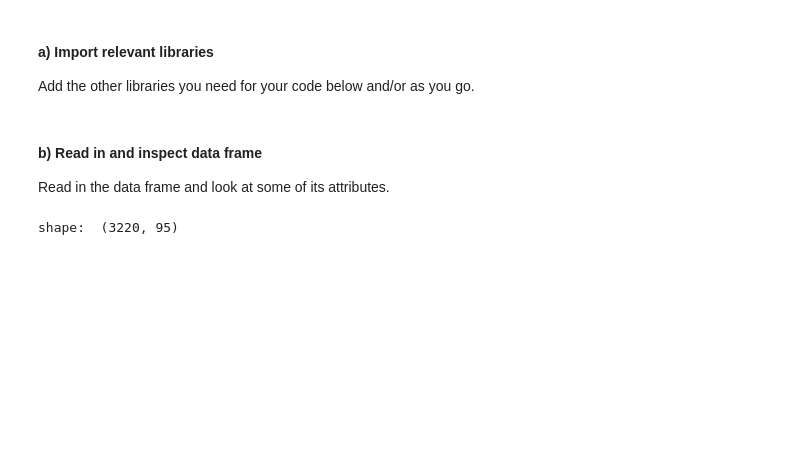
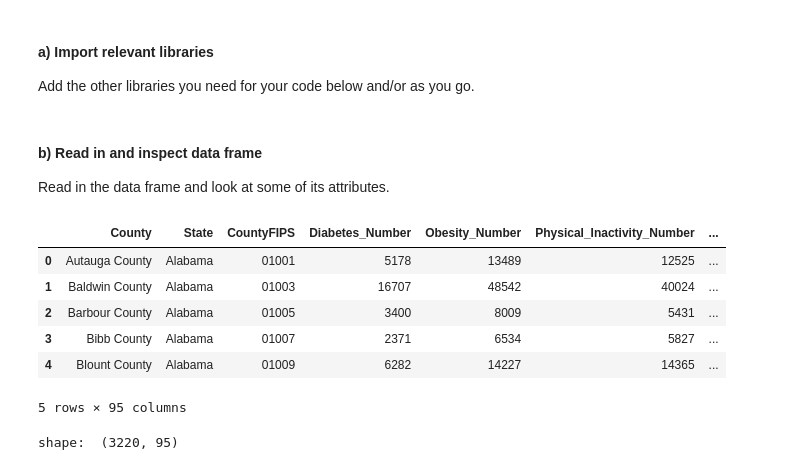
Before and after one commit to chasejstokes/CSS_Project2_Team7_Fall2022, a Jupyter notebook: Project 2 Students.ipynb, the cells around one changed output. Saved outputs shown, nothing was run; the diff lists cells and outputs as text; code cells hidden in the pictures; blank space fills up the shorter version.

```diff
--- a/Project 2 Students.ipynb
+++ b/Project 2 Students.ipynb
@@ -33,7 +33,16 @@ Read in the data frame and look at some of its attributes.
 # %%
 diabetes = pd.read_csv("Diabetes with Population Info by County 2017.csv",
                        #CountyFips needs to be a string so leading 0 isn't dropped (this is only if you want to make choropleth map):
                        dtype={"CountyFIPS": str})
+diabetes.head(5)
+# %% [output]
+|  | County | State | CountyFIPS | Diabetes_Number | Obesity_Number | Physical_Inactivity_Number | ... |
+| 0 | Autauga County | Alabama | 01001 | 5178 | 13489 | 12525 | ... |
+| 1 | Baldwin County | Alabama | 01003 | 16707 | 48542 | 40024 | ... |
+| 2 | Barbour County | Alabama | 01005 | 3400 | 8009 | 5431 | ... |
+| 3 | Bibb County | Alabama | 01007 | 2371 | 6534 | 5827 | ... |
+| 4 | Blount County | Alabama | 01009 | 6282 | 14227 | 14365 | ... |
+5 rows × 95 columns
 # %%
 # look at the dimensions of the diabetes data frame
 print('shape: ', diabetes.shape)
```
Also changed, not shown: parts of 6 cells of this notebook.
